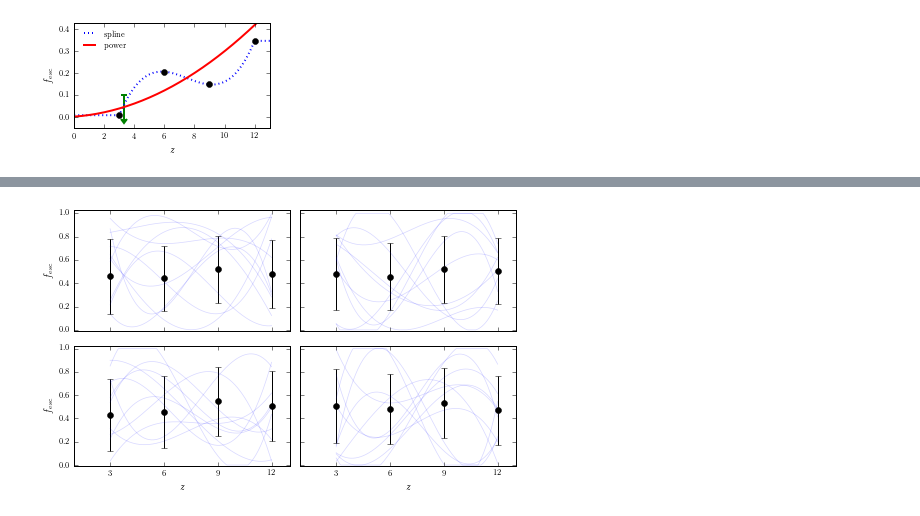
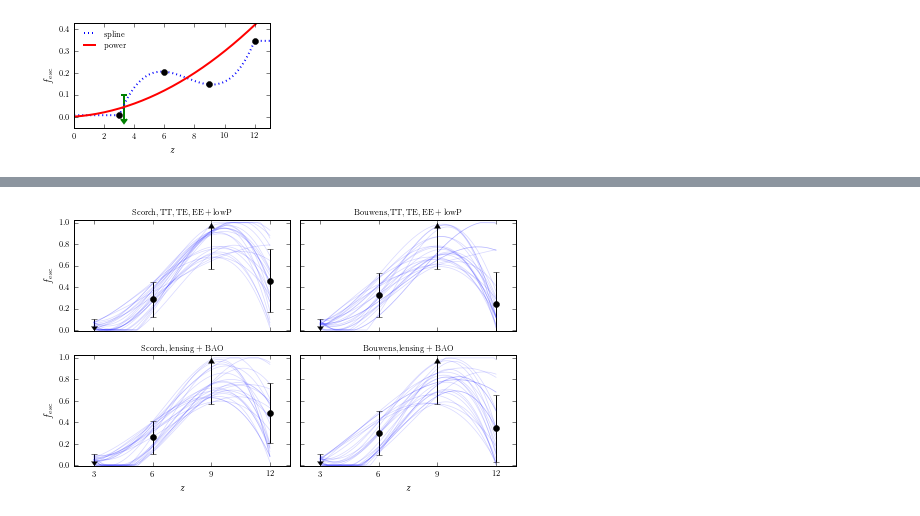
Before and after one commit to laynep/tau_calc_reion, a Jupyter notebook: data_postprocessing.ipynb, the cells around one changed output, grey strips where cells are left out. Cells and saved outputs as stored; diff of their text form; code cells hidden in the pictures.

```diff
--- a/data_postprocessing.ipynb
+++ b/data_postprocessing.ipynb
@@ -139,7 +139,9 @@ data = np.loadtxt(direct+'chain_power_TTTEEE.dat')
 params = load_params()
 plt.rcParams.update(params)
 
-to_plot = data[50000:,:]
+burnin = 50000
+
+to_plot = data[burnin:,:]
 to_plot2 = []
 xi_index = 4
 for here in to_plot:
@@ -167,7 +169,7 @@ fig = plt.figure(figsize=(inch_size, inch_size))
 
 corner.corner(to_plot,
                        figure=fig,
-                       labels=[r'$f_8 \xi_{\rm ion} 10^{-25}$', r'$\alpha$', r'$C_\mathrm{HII}$',
+                       labels=[r'$ 10^{-25} \, f_8 \xi_{\rm ion}$', r'$\alpha$', r'$C_\mathrm{HII}$',
                                r'$\Omega_b h^2$',r'$\Omega_m h^2$'],
                        levels=[0.68,0.95],
                        color=u'k',
@@ -200,13 +202,15 @@ direct='/Users/laynep/work/reionization/importance_sampler/python_implementation
 data = np.loadtxt(direct+'chain_power_TTTEEE_Bouwens.dat')
 name_list = ['chain_power_TTTEEE_Bouwens','chain_power_lensing_BAO_Bouwens','chain_power_lensing_BAO']
 
+burnin= 50000
+
 for name in name_list:
     data = np.loadtxt(direct+name +'.dat')
 
     params = load_params()
     plt.rcParams.update(params)
 
-    to_plot = data[50000:,:]
+    to_plot = data[burnin:,:]
     to_plot2 = []
     xi_index = 4
     for here in to_plot:
@@ -234,7 +238,7 @@ for name in name_list:
 
     corner.corner(to_plot,
                            figure=fig,
-                           labels=[r'$f_8 \xi_{\rm ion} 10^{-25}$', r'$\alpha$', r'$C_\mathrm{HII}$',
+                           labels=[r'$10^{-25} f_8 \xi_{\rm ion} $', r'$\alpha$', r'$C_\mathrm{HII}$',
                                    r'$\Omega_b h^2$',r'$\Omega_m h^2$'],
                            levels=[0.68,0.95],
                            color=u'k',
@@ -273,7 +277,7 @@ for name in name_list:
 # %%
 #Error bar plot for knotted sky f_esc
 direct='/Users/laynep/work/reionization/importance_sampler/python_implementation/'
-data_list = ['chain_polint_TTTEEE.dat', 'chain_polint_lensing_BAO.dat', 'chain_polint_TTTEEE_Bouwens.dat', 'chain_polint_lensing_BAO_Bouwens.dat']
+data_list = ['chain_polint_TTTEEE.dat','chain_polint_TTTEEE_Bouwens.dat', 'chain_polint_lensing_BAO.dat',  'chain_polint_lensing_BAO_Bouwens.dat']
 
 
 inch_size = 2*246.0/72.0
@@ -300,9 +304,14 @@ def knots(z, z_knots, f_knots, style):
 
     return np.min([np.max([0.0,func(z)]), 1.0])
 
+burnin=80000
+
 for name, ax in zip(data_list,ax_list):
+    print name
     data = np.loadtxt(direct+name)
-    data = data[100000:]
+    data = data[burnin:]
+
+    data = np.array([row for row in data if row[1]<row[2] <row[3]])
 
     z_knots = np.linspace(3,12,4)
     nknots = len(z_knots)
@@ -310,24 +319,59 @@ for name, ax in zip(data_list,ax_list):
 
     z_vals = np.linspace(3,12,200)
 
-    f_knots_rand = np.random.choice(f_knots.shape[0],size=(10,))
+    #Mean +/- 1 sig for f_6 and f_12
+    mean_z = [np.mean(dat) for dat in f_knots.T]
+    err_z = [np.sqrt(np.var(dat))for dat in f_knots.T]
+
+    #Change f_9 to lower limit at 68% CI assuming linear PDF
+    mean_z[2]=np.sqrt(1.0-0.68)
+    err_z[2] = 1.0-mean_z[2]
+
+    #Change f_3 to upper limit at 68% CI assuming linear PDF
+    mean_z[0]=0.1
+    err_z[0] = 0.1
+
+
+
+    f_knots = np.array([knt for knt in f_knots if err_z[1]>np.abs(knt[1]-mean_z[1]) and mean_z[2]<knt[2]])
+    f_knots_rand = np.random.choice(f_knots.shape[0],size=(25,))
     f_knots_rand = f_knots[f_knots_rand]
+
+    f_knots2 = np.array([knt for knt in data[:,1:nknots+1] if 2*err_z[1]>np.abs(knt[1]-mean_z[1]) and np.sqrt(1.0-0.95)<knt[2]])
+    f_knots_rand2 = np.random.choice(f_knots2.shape[0],size=(25,))
+    f_knots_rand2 = f_knots2[f_knots_rand2]
     #print f_knots_rand
 
+    #for fkn in f_knots_rand2:
+    #    f_vals2 = map( lambda x: knots(x, z_knots, fkn, 'cubic'), z_vals)
+    #    #ax.plot(z_vals, f_vals2, 'b-', alpha=0.15, linewidth=0.75 )
+    #    ax.plot(z_vals, f_vals2, 'g-', alpha=0.075, linewidth=2.5 )
 
     for fkn in f_knots_rand:
         f_vals2 = map( lambda x: knots(x, z_knots, fkn, 'cubic'), z_vals)
         ax.plot(z_vals, f_vals2, 'b-', alpha=0.15, linewidth=0.75 )
 
 
-    mean_z = [np.mean(dat) for dat in f_knots.T]
-    std_z = [np.sqrt(np.var(dat))for dat in f_knots.T]
+
+    ax.errorbar(z_knots[1],mean_z[1],  yerr = err_z[1],  color='k',fmt='o')
+    ax.errorbar(z_knots[3],mean_z[3],  yerr = err_z[3],  color='k',fmt='o')
+
+    #Change f_12 to upper and lower limit at bounds because it's uniform
+    #mean_z[3]=[0.0,1.0]
+    #err_z[3]=[0.4,0.4]
+    #ax.errorbar(z_knots[3],mean_z[3][0], yerr=err_z[3][0],
+    #            lolims=[1.0],capsize=3.0, color='k',alpha=0.75,linewidth=1.5,fmt='x')
+    #ax.errorbar(z_knots[3],mean_z[3][1], yerr=err_z[3][1],
+    #            uplims=[0.1],capsize=3.0, color='k',alpha=0.75,linewidth=1.5,fmt='x')
+
+    ax.errorbar(z_knots[2],mean_z[2], yerr=err_z[2],
+                lolims=[1.0],capsize=3.0, color='k')
+    ax.errorbar(z_knots[0],mean_z[0], yerr=err_z[0],
+                uplims=[0.1],capsize=3.0, color='k')
 
 
-    ax.errorbar(z_knots,mean_z,  yerr = std_z, fmt='o', color='k')
-
     ax.set_ylim([-0.01,1.025])
-    ax.set_xlim([1,13])
+    ax.set_xlim([2,13])
     ax.set_xticks([3,6,9,12])
     #ax.set_yticks([0,0.25,0.5])
 
@@ -342,6 +386,14 @@ ax2.set_xticklabels([])
 ax2.set_yticklabels([])
 ax4.set_yticklabels([])
 
+ax1.set_title(r'${\rm Scorch, TT,TE,EE+lowP }$',fontsize=8)
+ax3.set_title(r'${\rm Scorch, lensing+BAO }$',fontsize=8)
+
+ax2.set_title(r'${\rm Bouwens, TT,TE,EE+lowP }$',fontsize=8)
+ax4.set_title(r'${\rm Bouwens, lensing+BAO }$',fontsize=8)
+
+
+
 
 
 plt.tight_layout()
@@ -354 +410 @@ if save:
-[figure, old version]
+[figure, new version]
```
Also changed, not shown: parts of 8 cells of this notebook, 4 other files.
